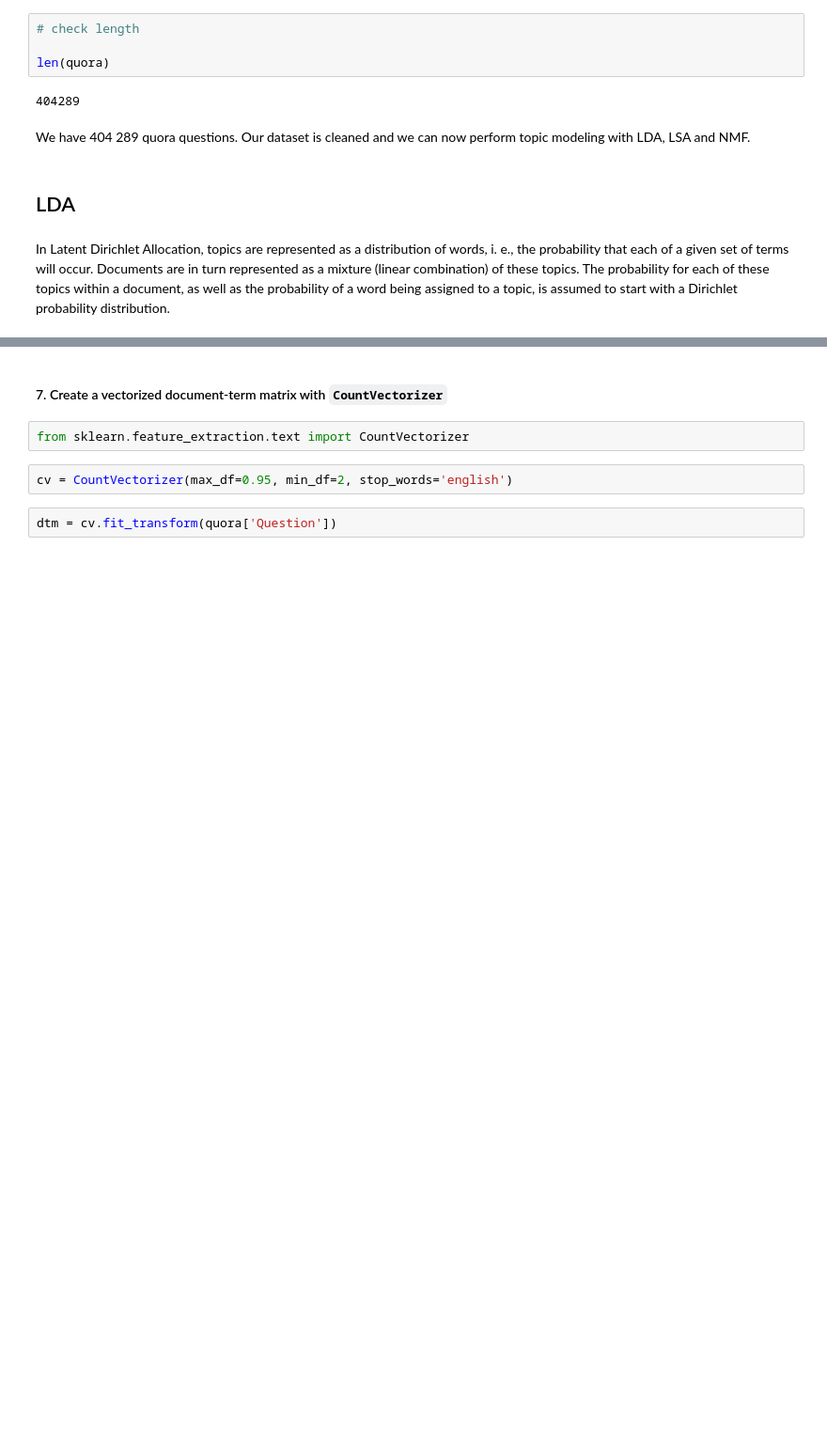
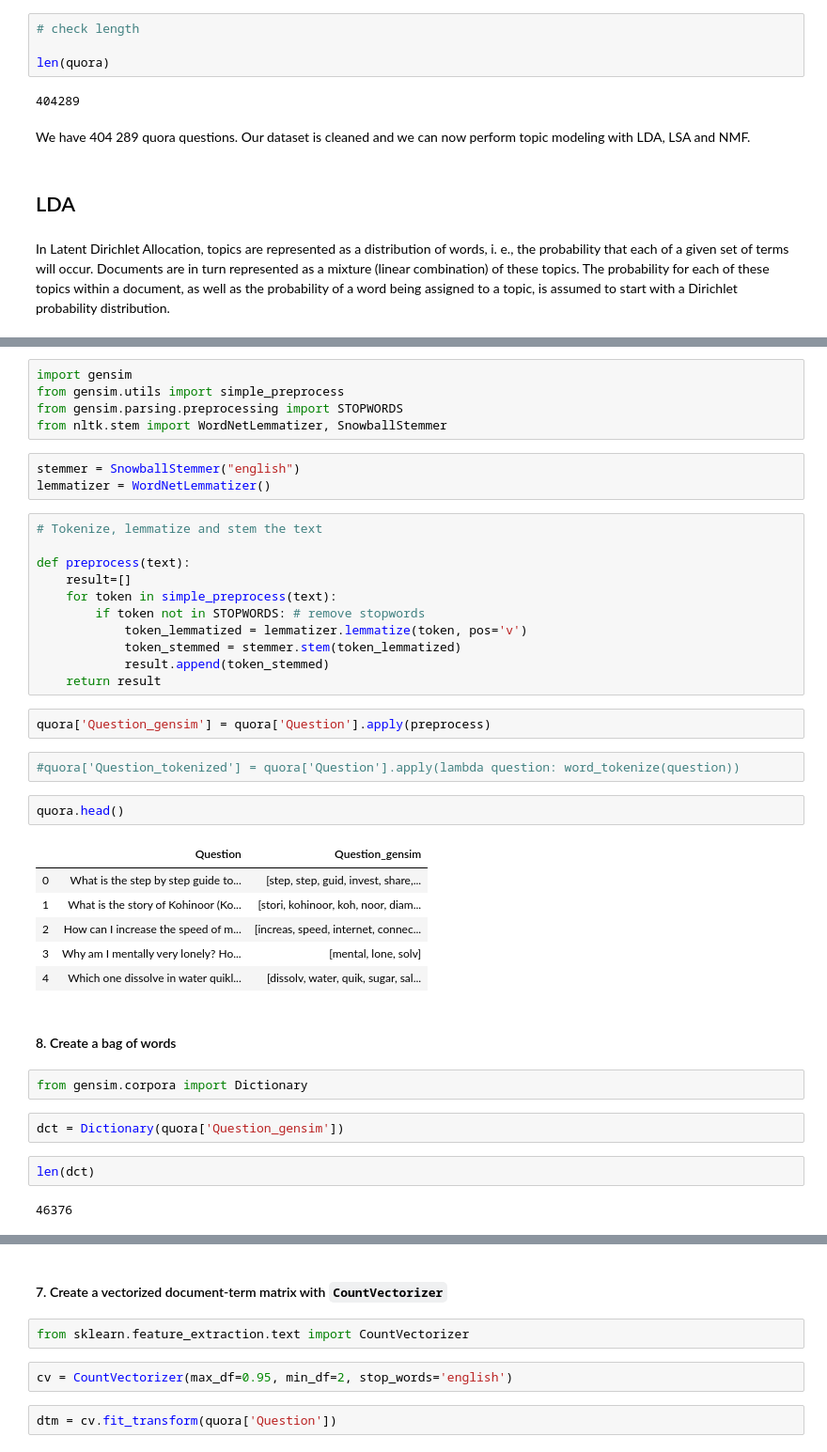
Before and after one commit to j-n-t/natural_language_processing, a Jupyter notebook: Topic Modeling.ipynb, the cells around one changed output, grey strips where cells are left out. Shown at 94% size. Cells and saved outputs as stored; diff of their text form; blank space fills up the shorter version.

Commit message:
feat: Add LDA with gensim - preprocess text + bow

```diff
--- a/Topic Modeling.ipynb
+++ b/Topic Modeling.ipynb
@@ -67,0 +72,42 @@ In Latent Dirichlet Allocation, topics are represented as a distribution of word
+# %%
+import gensim
+from gensim.utils import simple_preprocess
+from gensim.parsing.preprocessing import STOPWORDS
+from nltk.stem import WordNetLemmatizer, SnowballStemmer
+# %%
+stemmer = SnowballStemmer("english")
+lemmatizer = WordNetLemmatizer()
+# %%
+# Tokenize, lemmatize and stem the text
+
+def preprocess(text):
+    result=[]
+    for token in simple_preprocess(text):
+        if token not in STOPWORDS: # remove stopwords
+            token_lemmatized = lemmatizer.lemmatize(token, pos='v')
+            token_stemmed = stemmer.stem(token_lemmatized)
+            result.append(token_stemmed)
+    return result
+# %%
+quora['Question_gensim'] = quora['Question'].apply(preprocess)
+# %%
+#quora['Question_tokenized'] = quora['Question'].apply(lambda question: word_tokenize(question))
+# %%
+quora.head()
+# %% [output]
+|  | Question | Question_gensim |
+| 0 | What is the step by step guide to... | [step, step, guid, invest, share,... |
+| 1 | What is the story of Kohinoor (Ko... | [stori, kohinoor, koh, noor, diam... |
+| 2 | How can I increase the speed of m... | [increas, speed, internet, connec... |
+| 3 | Why am I mentally very lonely? Ho... | [mental, lone, solv] |
+| 4 | Which one dissolve in water quikl... | [dissolv, water, quik, sugar, sal... |
+# %% [markdown]
+#### 8. Create a bag of words
+# %%
+from gensim.corpora import Dictionary
+# %%
+dct = Dictionary(quora['Question_gensim'])
+# %%
+len(dct)
+# %% [output]
+46376
```
Also changed, not shown: parts of 8 cells of this notebook.
